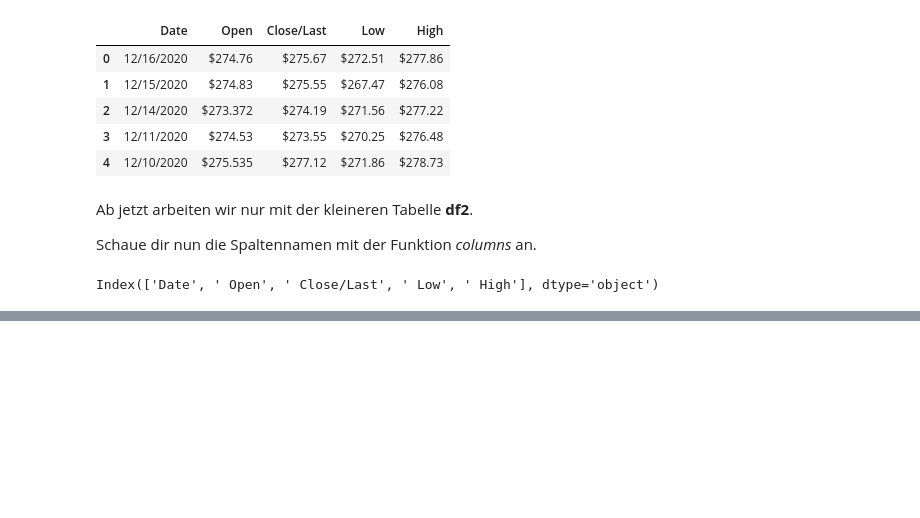
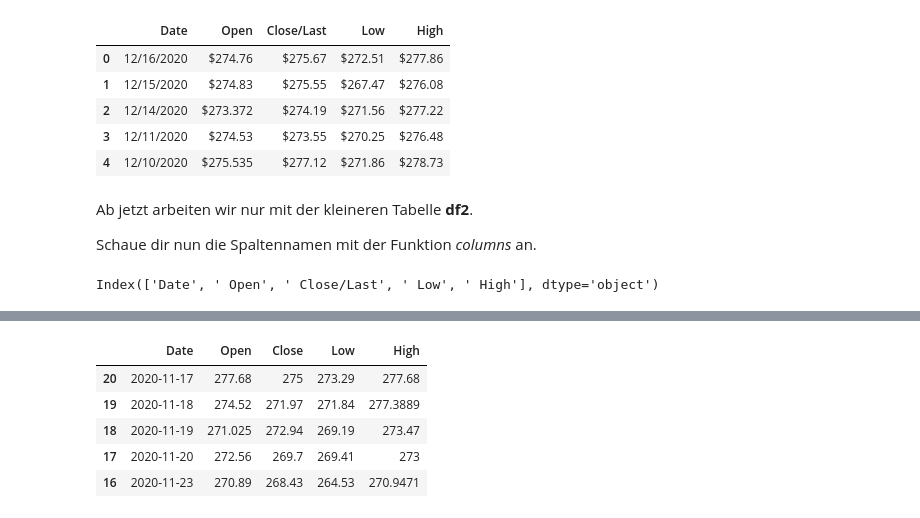
Before and after one commit to yhoang/rdm, a Jupyter notebook: stackFuel/Challenge01_Aktienkurse_visualisieren.ipynb, the cells around one changed output, grey strips where cells are left out. Drawn from its saved outputs; the diff is of its cells as text; code cells hidden in the pictures; blank space fills up the shorter version.

```diff
--- a/stackFuel/Challenge01_Aktienkurse_visualisieren.ipynb
+++ b/stackFuel/Challenge01_Aktienkurse_visualisieren.ipynb
@@ -150,4 +190,12 @@ df2.head()
 # %%
 ## remove dollar signs $
-df2.iloc[:, 1:] = df2.iloc[:, 1:].replace("\$","", regex=True)
+# df2.iloc[:, 1:] = df2.iloc[:, 1:].replace("\$","", regex=True)
+df2 = df2.replace("\$","", regex=True)
 df2.head()
+# %% [output]
+|  | Date | Open | Close | Low | High |
+| 20 | 2020-11-17 | 277.68 | 275 | 273.29 | 277.68 |
+| 19 | 2020-11-18 | 274.52 | 271.97 | 271.84 | 277.3889 |
+| 18 | 2020-11-19 | 271.025 | 272.94 | 269.19 | 273.47 |
+| 17 | 2020-11-20 | 272.56 | 269.7 | 269.41 | 273 |
+| 16 | 2020-11-23 | 270.89 | 268.43 | 264.53 | 270.9471 |
```
Also changed, not shown: parts of 28 cells of this notebook.
